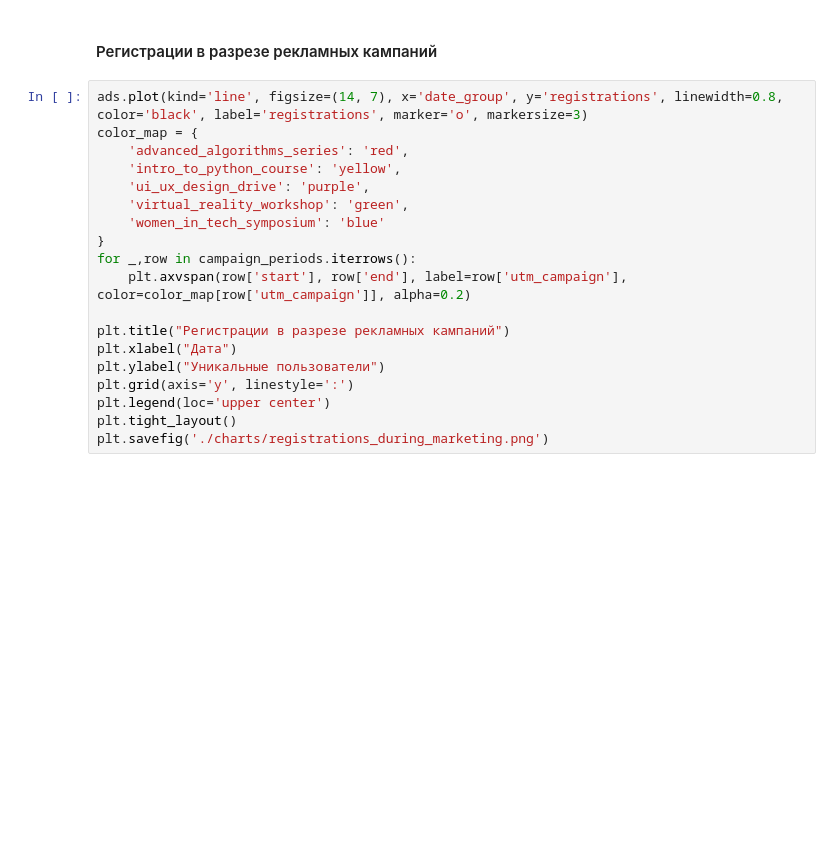
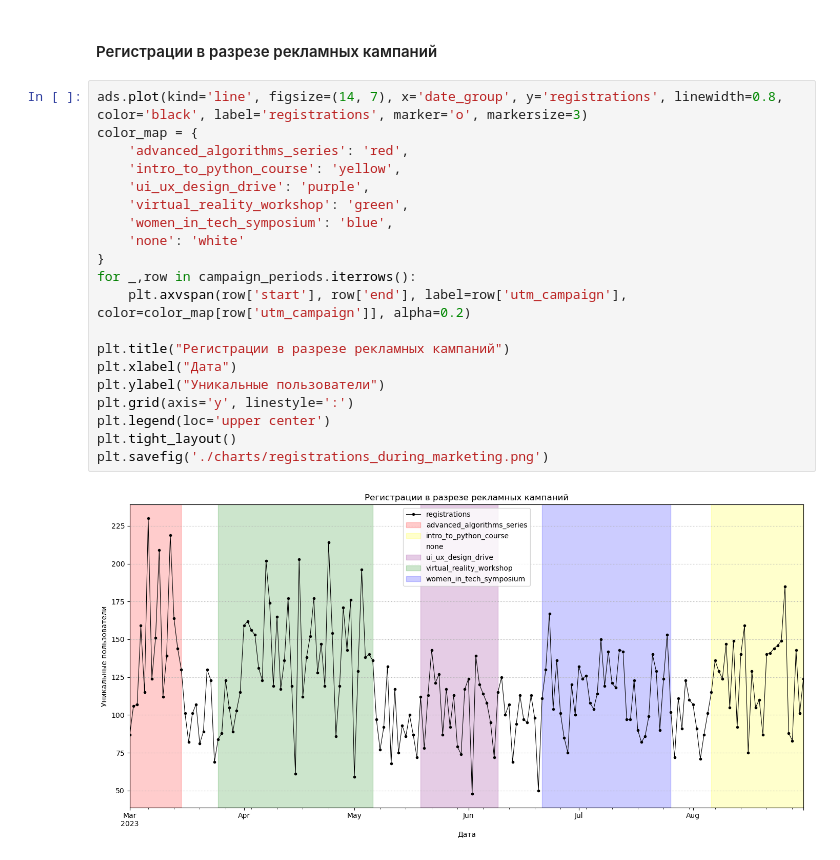
Before and after one commit to vishnevoe/data-analytics-project-100, a Jupyter notebook: charts_project.ipynb, the cells around one changed output. Cells and saved outputs as stored; diff of their text form; blank space fills up the shorter version.

```diff
--- a/charts_project.ipynb
+++ b/charts_project.ipynb
@@ -369,19 +385,22 @@ plt.savefig('./charts/visits_during_marketing.png')
 # %%
 ads.plot(kind='line', figsize=(14, 7), x='date_group', y='registrations', linewidth=0.8, color='black', label='registrations', marker='o', markersize=3)
 color_map = {
     'advanced_algorithms_series': 'red',
     'intro_to_python_course': 'yellow',
     'ui_ux_design_drive': 'purple',
     'virtual_reality_workshop': 'green',
-    'women_in_tech_symposium': 'blue'
+    'women_in_tech_symposium': 'blue',
+    'none': 'white'
 }
 for _,row in campaign_periods.iterrows():
     plt.axvspan(row['start'], row['end'], label=row['utm_campaign'], color=color_map[row['utm_campaign']], alpha=0.2)
 
 plt.title("Регистрации в разрезе рекламных кампаний")
 plt.xlabel("Дата")
 plt.ylabel("Уникальные пользователи")
 plt.grid(axis='y', linestyle=':')
 plt.legend(loc='upper center')
 plt.tight_layout()
 plt.savefig('./charts/registrations_during_marketing.png')
+# %% [output]
+[figure, added]
```
Also changed, not shown: parts of 6 cells of this notebook.
